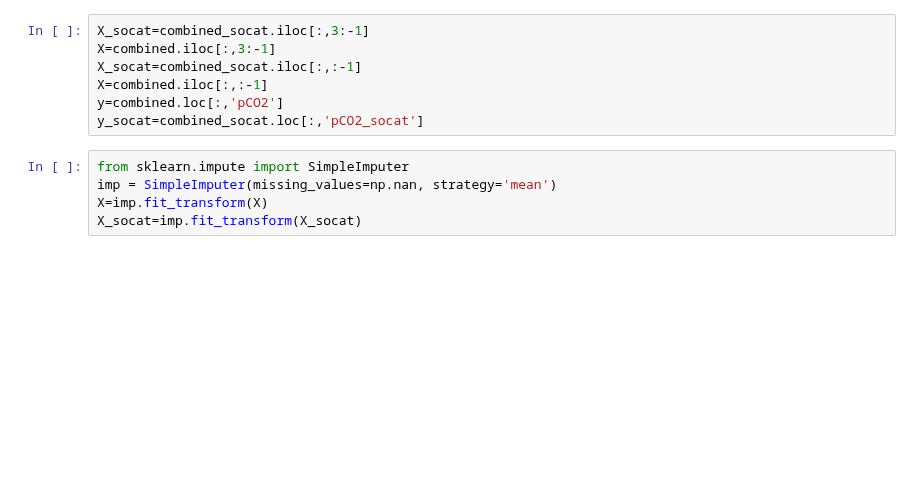
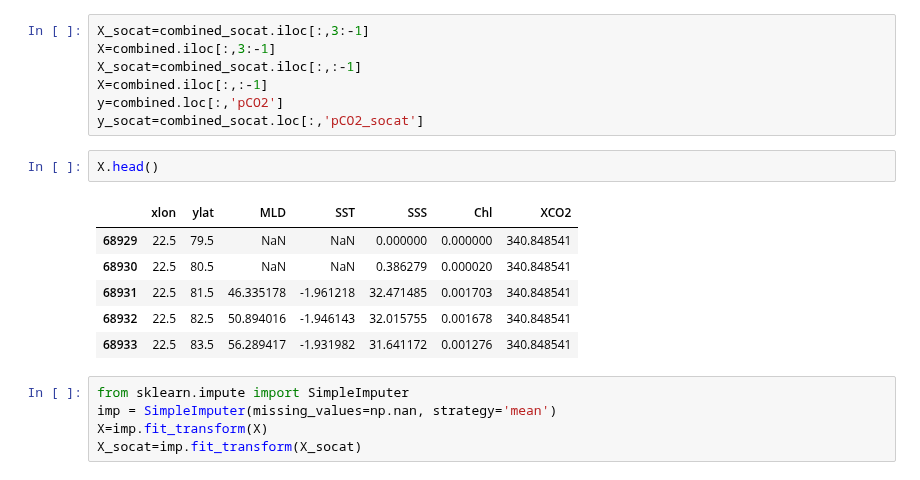
Before and after one commit to sk981102/ocean_co2, a Jupyter notebook: notebooks/baseline_ml/006_rf_base_can.ipynb, the cells around one changed output. Drawn from its saved outputs; the diff is of its cells as text; blank space fills up the shorter version.

```diff
--- a/notebooks/baseline_ml/006_rf_base_can.ipynb
+++ b/notebooks/baseline_ml/006_rf_base_can.ipynb
@@ -98,6 +140,15 @@ X_socat=combined_socat.iloc[:,:-1]
 X=combined.iloc[:,:-1]
 y=combined.loc[:,'pCO2']
 y_socat=combined_socat.loc[:,'pCO2_socat']
+# %%
+X.head()
+# %% [output]
+|  | xlon | ylat | MLD | SST | SSS | Chl | XCO2 |
+| 68929 | 22.5 | 79.5 | NaN | NaN | 0.000000 | 0.000000 | 340.848541 |
+| 68930 | 22.5 | 80.5 | NaN | NaN | 0.386279 | 0.000020 | 340.848541 |
+| 68931 | 22.5 | 81.5 | 46.335178 | -1.961218 | 32.471485 | 0.001703 | 340.848541 |
+| 68932 | 22.5 | 82.5 | 50.894016 | -1.946143 | 32.015755 | 0.001678 | 340.848541 |
+| 68933 | 22.5 | 83.5 | 56.289417 | -1.931982 | 31.641172 | 0.001276 | 340.848541 |
 # %%
 from sklearn.impute import SimpleImputer
 imp = SimpleImputer(missing_values=np.nan, strategy='mean')
```
Also changed, not shown: parts of 15 cells of this notebook, 4 other files.
